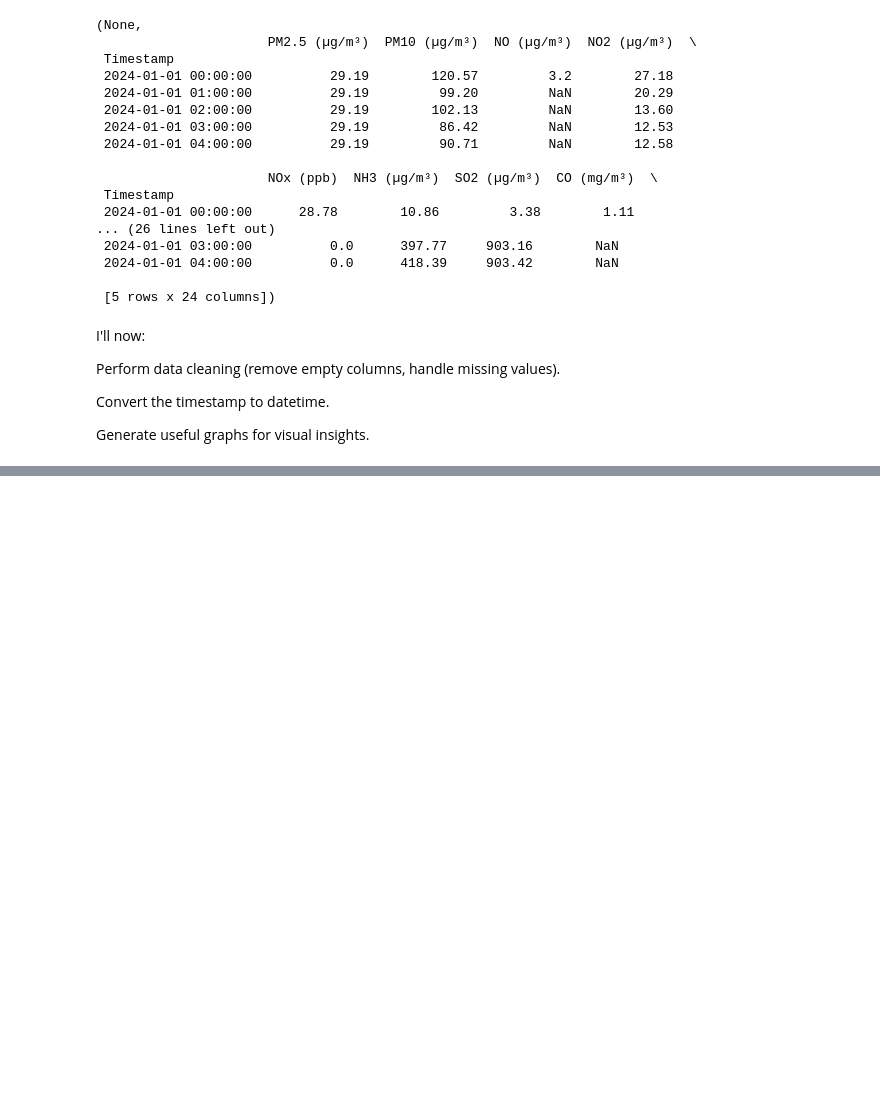
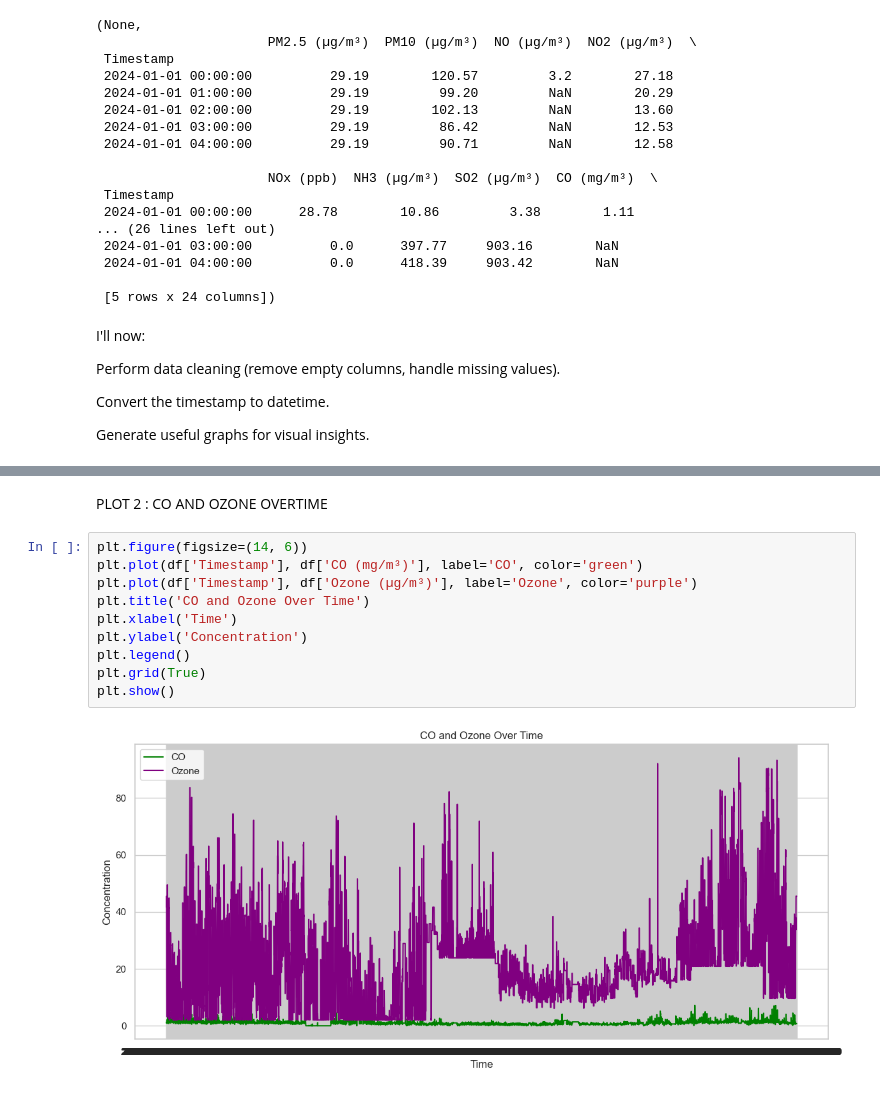
Before and after one commit to 2003Gayatri/air-quality-karnataka-prediction, a Jupyter notebook: notebooks/2024.ipynb, the cells around one changed output, grey strips where cells are left out. Cells and saved outputs as stored; diff of their text form; blank space fills up the shorter version.

```diff
--- a/notebooks/2024.ipynb
+++ b/notebooks/2024.ipynb
@@ -456,0 +592,14 @@ KeyError: 'Timestamp'
+# %% [markdown]
+PLOT 2 : CO AND OZONE OVERTIME
+# %%
+plt.figure(figsize=(14, 6))
+plt.plot(df['Timestamp'], df['CO (mg/m³)'], label='CO', color='green')
+plt.plot(df['Timestamp'], df['Ozone (µg/m³)'], label='Ozone', color='purple')
+plt.title('CO and Ozone Over Time')
+plt.xlabel('Time')
+plt.ylabel('Concentration')
+plt.legend()
+plt.grid(True)
+plt.show()
+# %% [output]
+[figure, added]
```
Also changed, not shown: parts of 21 cells of this notebook.
